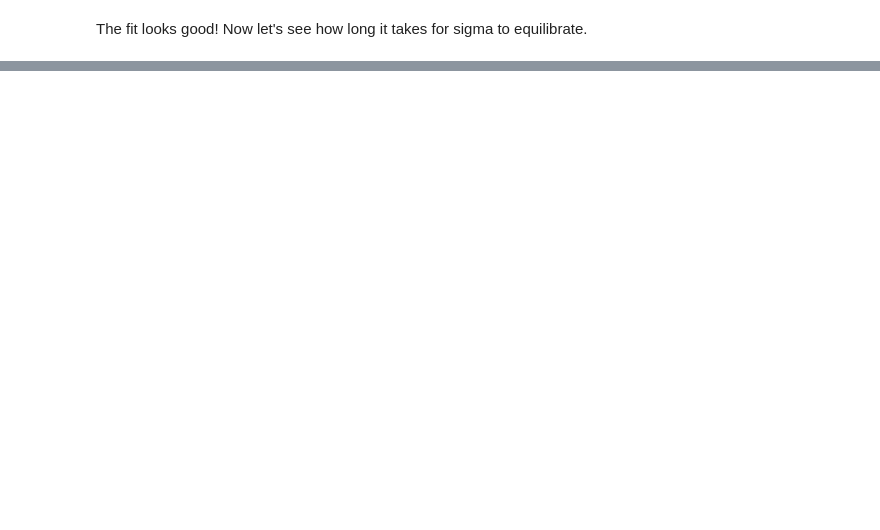
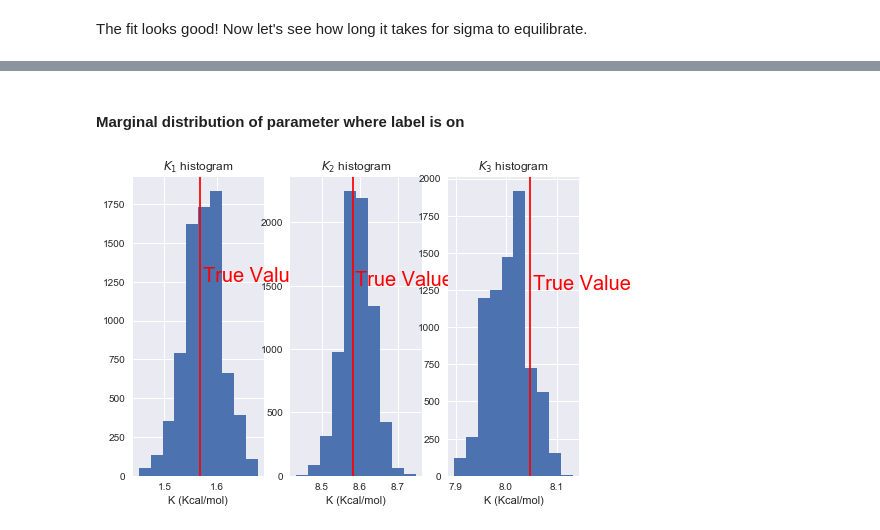
Before and after one commit to choderalab/torsionfit_examples, a Jupyter notebook: synthetic_data/discrete_rj/toy_model_randomized.ipynb, the cells around one changed output, grey strips where cells are left out. Drawn from its saved outputs; the diff is of its cells as text; code cells hidden in the pictures; blank space fills up the shorter version.

```diff
--- a/synthetic_data/discrete_rj/toy_model_randomized.ipynb
+++ b/synthetic_data/discrete_rj/toy_model_randomized.ipynb
@@ -96,3 +107,27 @@ plt.ylabel('P(K)')
+# %% [markdown]
+#### Marginal distribution of parameter where label is on
+# %%
+plt.subplot(1, 3, 1)
+plt.hist(sampler.CG331_CG321_CG321_CG331_1_K.trace[t:], label='K_1')
+plt.axvline(toy.true_value[1].phi_k, color='red')
+plt.text(toy.true_value[1].phi_k+0.005, 1250, 'True Value', color='red', fontsize=20)
+plt.title(r'$K_1$ histogram')
+plt.xlabel('K (Kcal/mol)')
+plt.subplot(1, 3, 2)
+plt.hist(sampler.CG331_CG321_CG321_CG331_4_K.trace[t:], label='K_4')
+plt.axvline(toy.true_value[2].phi_k, color='red')
+plt.text(toy.true_value[2].phi_k+0.005, 1500, 'True Value', color='red', fontsize=20)
+plt.xlabel('K (Kcal/mol)')
+plt.title(r'$K_2$ histogram')
+plt.subplot(1, 3, 3)
+plt.hist(sampler.CG331_CG321_CG321_CG331_6_K.trace[t:], label='K_6')
+plt.axvline(toy.true_value[0].phi_k, color='red')
+plt.text(toy.true_value[0].phi_k+0.005, 1250, 'True Value', color='red', fontsize=20)
+plt.title(r'$K_3$ histogram')
+plt.xlabel('K (Kcal/mol)')
+plt.savefig('hist_randomized.pdf')
+# %% [output]
+[figure, added]
 # %%
 alpha = 0.5
 plt.hist(sampler.CG331_CG321_CG321_CG331_1_Phase.trace[t:], label='K_1', alpha=alpha)
```
Also changed, not shown: parts of 20 cells of this notebook, 14 other files.
